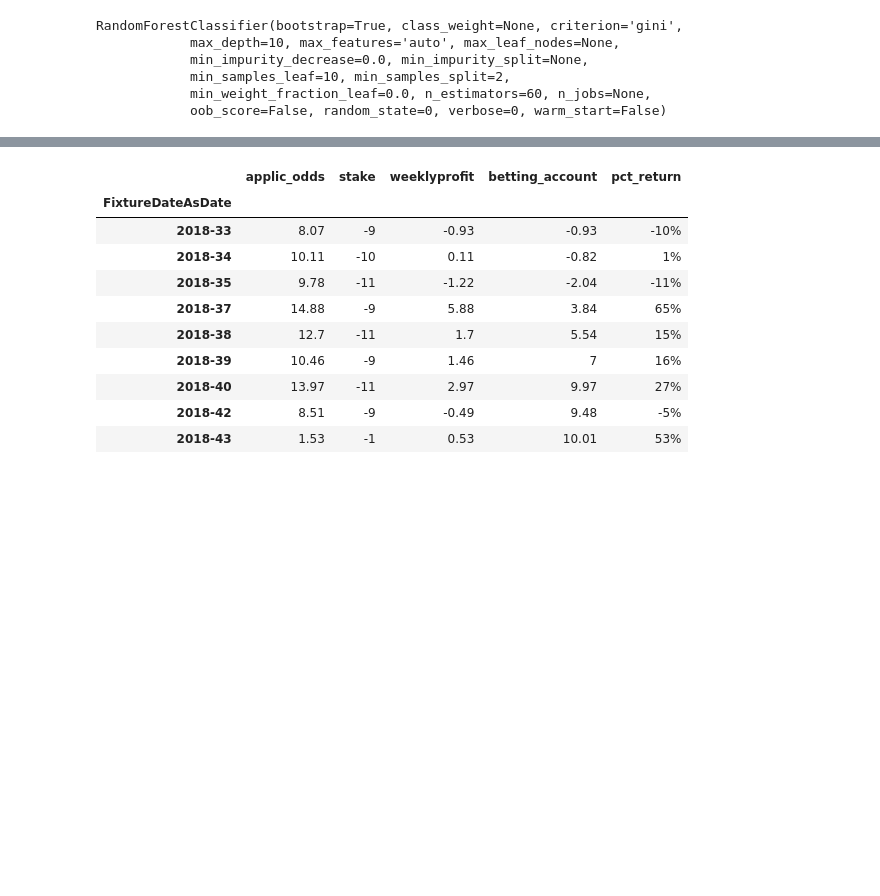
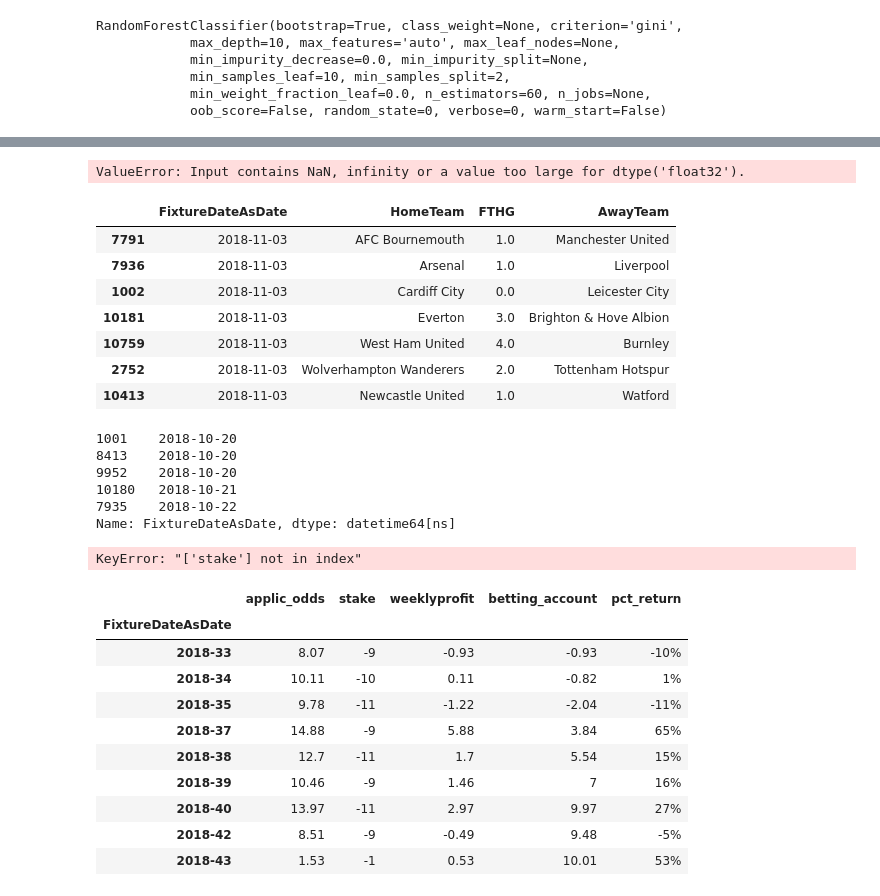
Before and after one commit to wormwood/football, a Jupyter notebook: Cumulative wins.ipynb, the cells around one changed output, grey strips where cells are left out. Cells and saved outputs as stored; diff of their text form; code cells hidden in the pictures; blank space fills up the shorter version.

```diff
--- a/Cumulative wins.ipynb
+++ b/Cumulative wins.ipynb
@@ -95,0 +198,29 @@ df.pct_return.mean()
+# %%
+fix.df['prediction'] = clf.predict(fix.X())
+# %% [output]
+ValueError: Input contains NaN, infinity or a value too large for dtype('float32').
+# %%
+fix.df = fix.df[fix.df['FixtureDateAsDate']>'2018-11-01']
+fix.df = fix.df[fix.df['FixtureDateAsDate']<'2018-12-01']
+# %%
+fix.df[['FixtureDateAsDate','HomeTeam', 'FTHG', 'AwayTeam']].tail(15)
+#df.FixtureDateAsDate=pd.to_datetime(df.FixtureDateAsDate)-pd.to_timedelta(7, unit='d')
+# %% [output]
+|  | FixtureDateAsDate | HomeTeam | FTHG | AwayTeam |
+| 7791 | 2018-11-03 | AFC Bournemouth | 1.0 | Manchester United |
+| 7936 | 2018-11-03 | Arsenal | 1.0 | Liverpool |
+| 1002 | 2018-11-03 | Cardiff City | 0.0 | Leicester City |
+| 10181 | 2018-11-03 | Everton | 3.0 | Brighton & Hove Albion |
+| 10759 | 2018-11-03 | West Ham United | 4.0 | Burnley |
+| 2752 | 2018-11-03 | Wolverhampton Wanderers | 2.0 | Tottenham Hotspur |
+| 10413 | 2018-11-03 | Newcastle United | 1.0 | Watford |
+# %%
+df.sort_values('FixtureDateAsDate', inplace=True)
+df.FixtureDateAsDate.tail()
+# %% [output]
+1001    2018-10-20
+8413    2018-10-20
+9952    2018-10-20
+10180   2018-10-21
+7935    2018-10-22
+Name: FixtureDateAsDate, dtype: datetime64[ns]
@@ -96,3 +233,8 @@ df.pct_return.mean()
+# %%
+df.sort_values('FixtureDateAsDate', inplace=True)
+df[['FixtureDateAsDate','stake', 'weeklyprofit']].tail()
+# %% [output]
+KeyError: "['stake'] not in index"
 # %%
 
 def color_negative_red(val):
```
Also changed, not shown: parts of 20 cells of this notebook, 9 other files.
